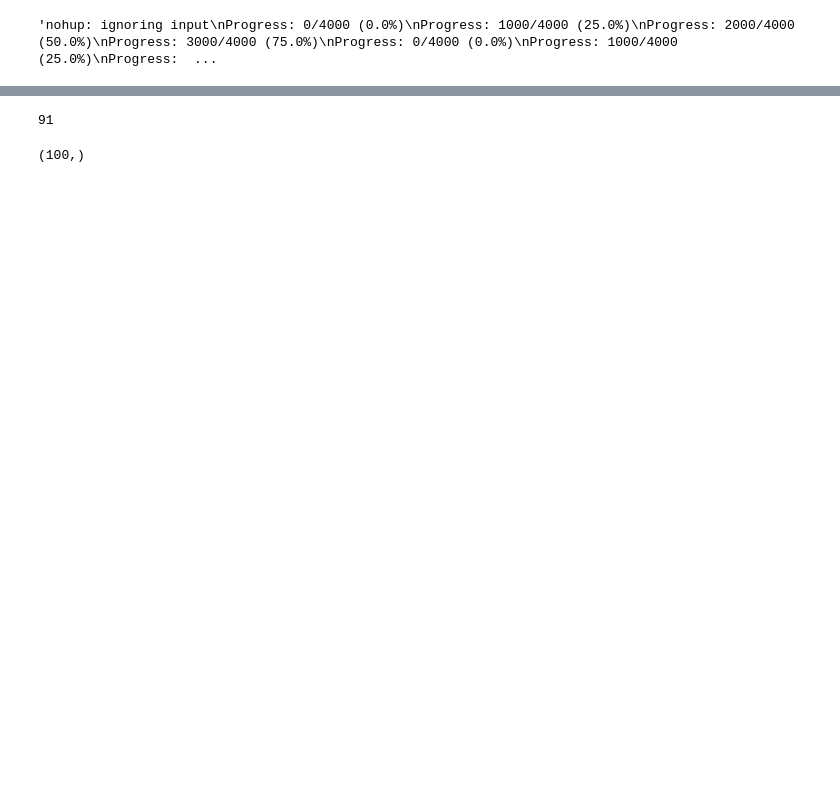
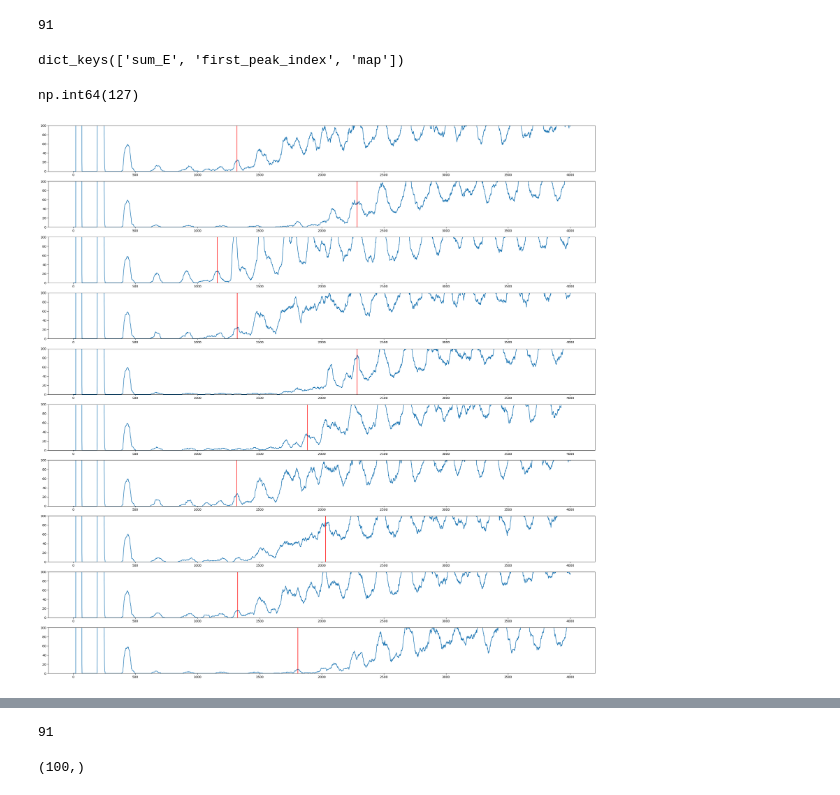
Before and after one commit to hhsherlock/Spiking_NN, a Jupyter notebook: mnst_learn/analysis_blobs.ipynb, the cells around one changed output, grey strips where cells are left out. Saved outputs shown, nothing was run; the diff lists cells and outputs as text; code cells hidden in the pictures; blank space fills up the shorter version.

```diff
--- a/mnst_learn/analysis_blobs.ipynb
+++ b/mnst_learn/analysis_blobs.ipynb
@@ -16,9 +16,34 @@ import seaborn as sns
 # import pandas as pd
 # %%
 path = "/home/yaning/Documents/"
-with open(path + "Spiking_add_files/validate_maps_0_9_new_peak.pkl", "rb") as f:
+with open(path + "Spiking_add_files/validation_0_7_9.pkl", "rb") as f:
     maps = pickle.load(f)
+# %%
+len(maps)
+# %% [output]
+91
+# %%
+maps[0].keys()
+# %% [output]
+dict_keys(['sum_E', 'first_peak_index', 'map'])
+# %%
+maps[0]["first_peak_index"]
+# %% [output]
+np.int64(127)
+# %%
+times = np.arange(4000)
 # %%
-output
+fig, axes = plt.subplots(10,1, figsize=(25,25))
+axes = axes.flatten()
+
+for i in range(10):
+    axes[i].plot(times, maps[i]["sum_E"])
+    # axes[i].plot(times, maps[i]["length_sizes"])
+    axes[i].axvline(x=maps[i]["first_peak_index"], color="red")
+    # axes[i].plot(times[:3000], maps[i]["ratio"])
+    axes[i].set_ylim(0,100)
+
+plt.tight_layout()
+plt.show()
 # %% [output]
-'nohup: ignoring input\nProgress: 0/4000 (0.0%)\nProgress: 1000/4000 (25.0%)\nProgress: 2000/4000 (50.0%)\nProgress: 3000/4000 (75.0%)\nProgress: 0/4000 (0.0%)\nProgress: 1000/4000 (25.0%)\nProgress:  ...
+[figure, added]
```
Also changed, not shown: parts of 20 cells of this notebook, 9 other files.
